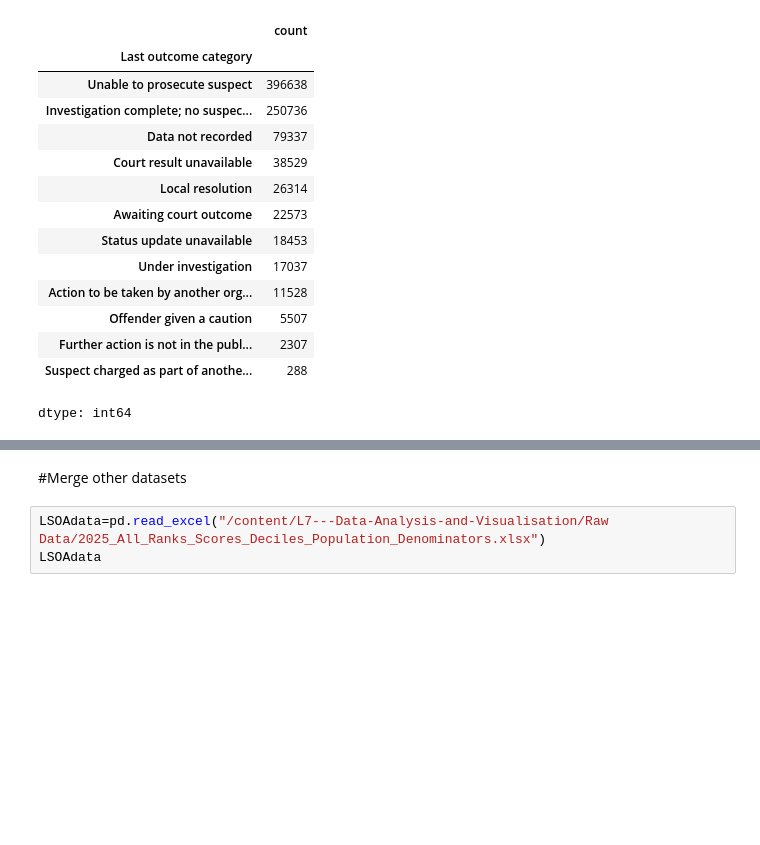
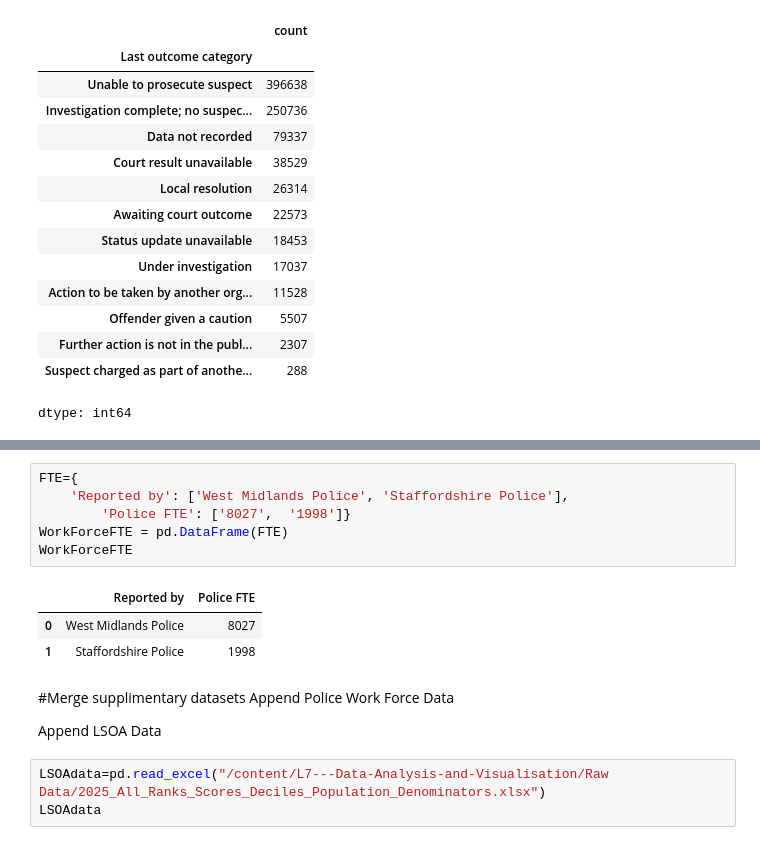
Before and after one commit to zhangwiki86-soton/L7---Data-Analysis-and-Visualisation, a Jupyter notebook: DRAFT Test Glob.ipynb, the cells around one changed output, grey strips where cells are left out. Cells and saved outputs as stored; diff of their text form; blank space fills up the shorter version.

```diff
--- a/DRAFT Test Glob.ipynb
+++ b/DRAFT Test Glob.ipynb
@@ -325,5 +325,18 @@ dtype: int64
-# %% [markdown]
-#Merge other datasets
+# %%
+FTE={
+    'Reported by': ['West Midlands Police', 'Staffordshire Police'],
+        'Police FTE': ['8027',	'1998']}
+WorkForceFTE = pd.DataFrame(FTE)
+WorkForceFTE
+# %% [output]
+|  | Reported by | Police FTE |
+| 0 | West Midlands Police | 8027 |
+| 1 | Staffordshire Police | 1998 |
+# %% [markdown]
+#Merge supplimentary datasets
+Append Police Work Force Data
+
+Append LSOA Data
 # %%
 LSOAdata=pd.read_excel("/content/L7---Data-Analysis-and-Visualisation/Raw Data/2025_All_Ranks_Scores_Deciles_Population_Denominators.xlsx")
 LSOAdata
```
Also changed, not shown: parts of 2 cells of this notebook.
